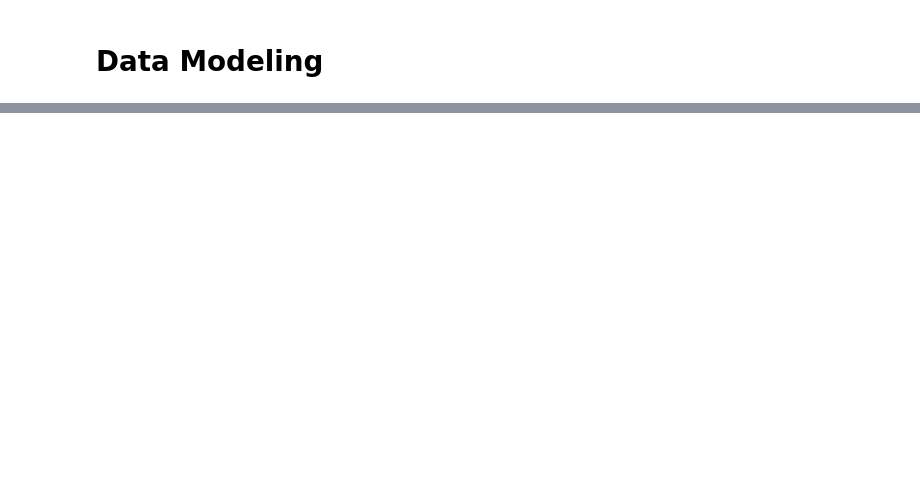
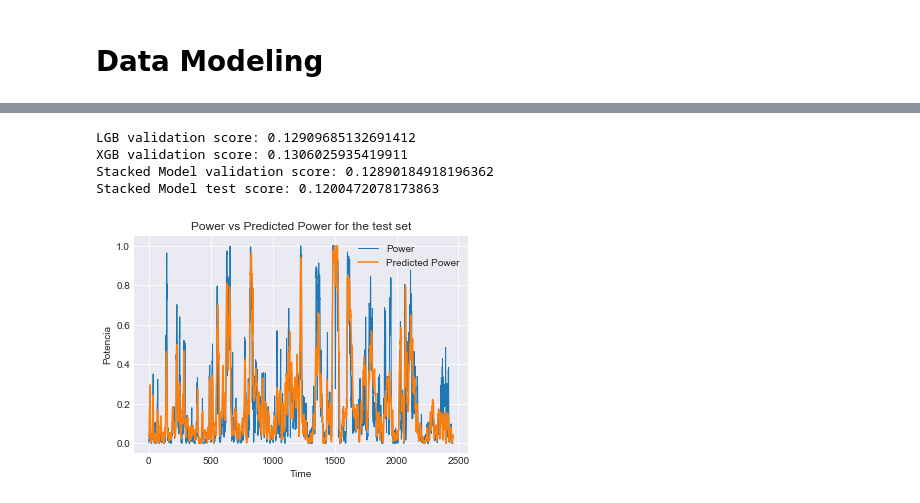
Before and after one commit to rodrigomfw/SMARTWATT, a Jupyter notebook: notebook.ipynb, the cells around one changed output, grey strips where cells are left out. Saved outputs shown, nothing was run; the diff lists cells and outputs as text; code cells hidden in the pictures; blank space fills up the shorter version.

```diff
--- a/notebook.ipynb
+++ b/notebook.ipynb
@@ -400,42 +412,37 @@ print('XGB validation score: '+str(rmse))
 #                                    cv=10,
 #                                    scoring="neg_mean_squared_error").mean())
 #   print(w, rmse)
 
 # Best weights found for model stacking
 if id == '04':
     model = AveragingModels(models=(model1, model2), weight=0.75)
 elif id == '51':
     model = AveragingModels(models=(model1, model2), weight=0.5)
 
 rmse = np.sqrt(-cross_val_score(model, X_train, y_train,
                                    cv=10,
                                     scoring="neg_mean_squared_error").mean())
 print('Stacked Model validation score: '+str(rmse))
 
 # Model final evaluation
 model.fit(X_train, y_train)
 pred = model.predict(X_test)
 pred[pred >  1] = 1
 pred[pred < 0] = 0
 rmse = np.sqrt(mean_squared_error(pred, y_test))
 print('Stacked Model test score: '+str(rmse))
 
 plt.figure()
 plt.plot(range(len(y_test)), y_test, linewidth=1)
 plt.plot(range(len(pred)), pred)
 plt.xlabel('Time')
 plt.ylabel('Potencia')
 plt.legend(['Power', 'Predicted Power'])
+plt.title('Power vs Predicted Power for the test set')
 plt.show()
-
-X_test = test[features]
-X_test = scaler.transform(X_test)
-
-pred = model.predict(X_test)
-pred[pred >  1] = 1
-pred[pred < 0] = 0
-pred = pred*max_power
-
-test['Power'] = pred
-test[['predictiondate','Power']].to_csv('data/id_'+id+'_test_prediction.csv',
-                                        index=False, sep=';')
+# %% [output]
+LGB validation score: 0.12909685132691412
+XGB validation score: 0.1306025935419911
+Stacked Model validation score: 0.12890184918196362
+Stacked Model test score: 0.1200472078173863
+[figure, added]
```
Also changed, not shown: parts of 6 cells of this notebook.
